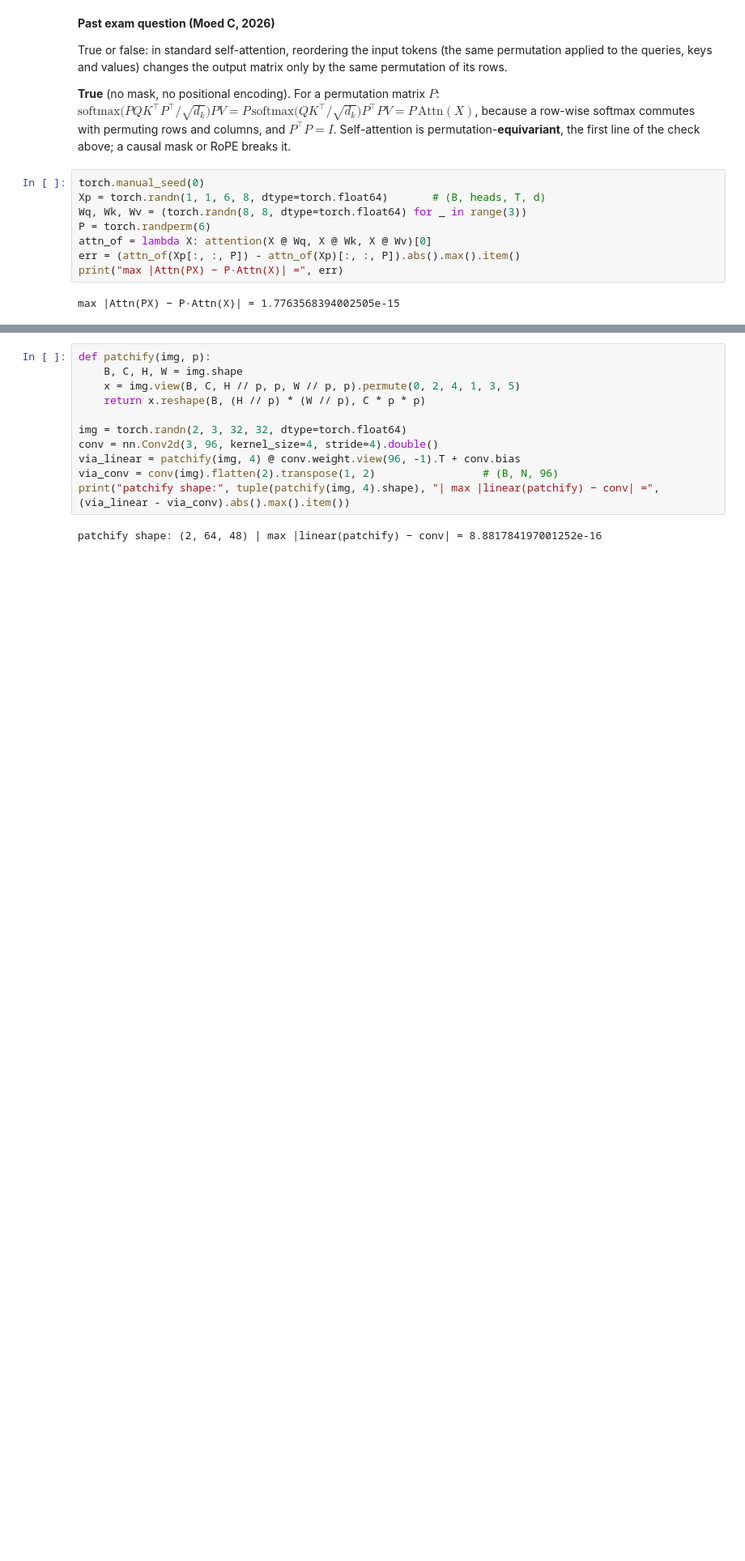
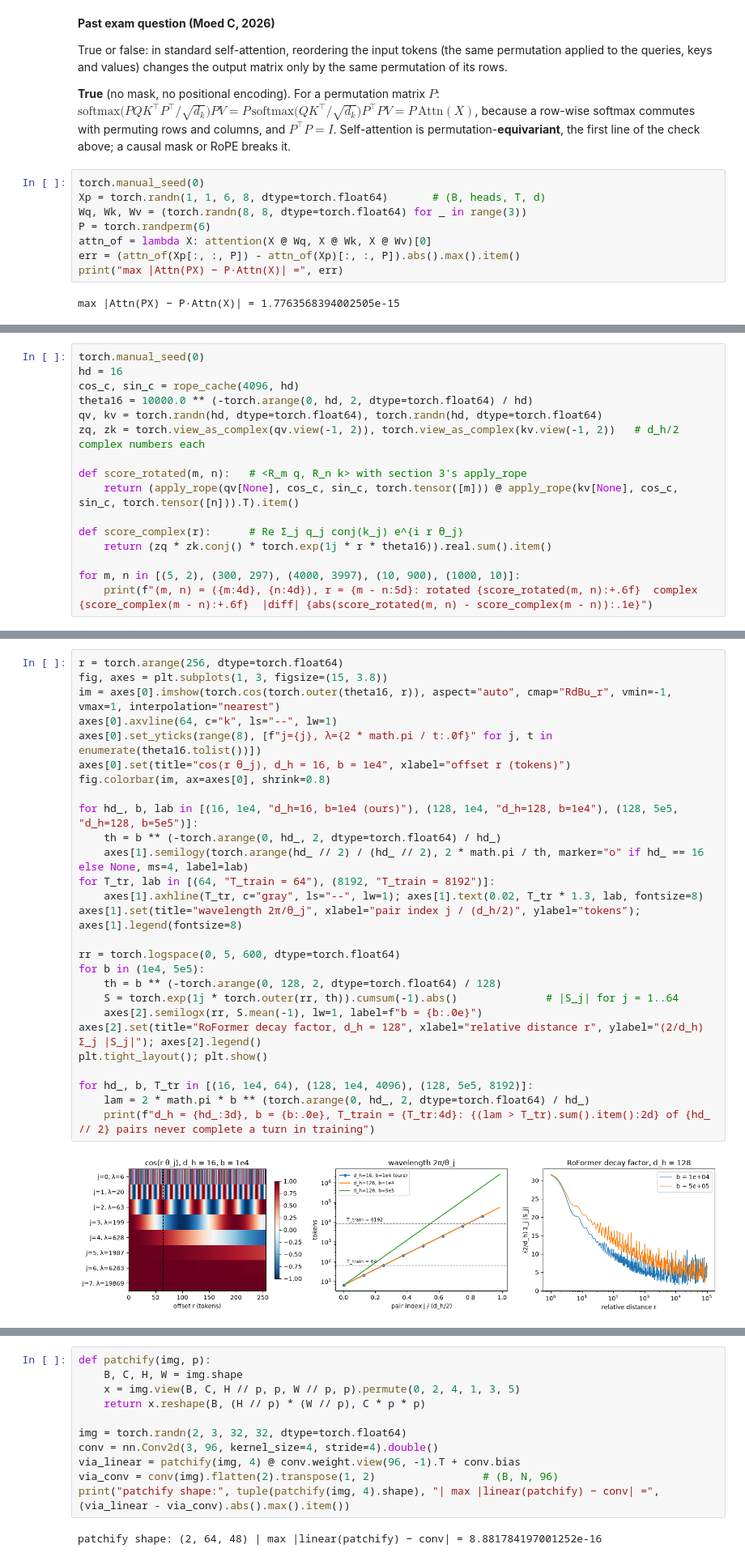
Before and after one commit to idansc/dl-course-2026, a Jupyter notebook: tutorials/solutions/T04_transformers.ipynb, the cells around one changed output, grey strips where cells are left out. Shown at 81% size. Saved outputs shown, nothing was run; the diff lists cells and outputs as text; blank space fills up the shorter version.

```diff
--- a/tutorials/solutions/T04_transformers.ipynb
+++ b/tutorials/solutions/T04_transformers.ipynb
@@ -513,0 +604,16 @@ max |Attn(PX) − P·Attn(X)| = 1.7763568394002505e-15
+# %%
+torch.manual_seed(0)
+hd = 16
+cos_c, sin_c = rope_cache(4096, hd)
+theta16 = 10000.0 ** (-torch.arange(0, hd, 2, dtype=torch.float64) / hd)
+qv, kv = torch.randn(hd, dtype=torch.float64), torch.randn(hd, dtype=torch.float64)
+zq, zk = torch.view_as_complex(qv.view(-1, 2)), torch.view_as_complex(kv.view(-1, 2))   # d_h/2 complex numbers each
+
+def score_rotated(m, n):   # <R_m q, R_n k> with section 3's apply_rope
+    return (apply_rope(qv[None], cos_c, sin_c, torch.tensor([m])) @ apply_rope(kv[None], cos_c, sin_c, torch.tensor([n])).T).item()
+
+def score_complex(r):      # Re Σ_j q_j conj(k_j) e^{i r θ_j}
+    return (zq * zk.conj() * torch.exp(1j * r * theta16)).real.sum().item()
+
+for m, n in [(5, 2), (300, 297), (4000, 3997), (10, 900), (1000, 10)]:
+    print(f"(m, n) = ({m:4d}, {n:4d}), r = {m - n:5d}: rotated {score_rotated(m, n):+.6f}  complex {score_complex(m - n):+.6f}  |diff| {abs(score_rotated(m, n) - score_complex(m - n)):.1e}")
@@ -513,0 +628,29 @@ max |Attn(PX) − P·Attn(X)| = 1.7763568394002505e-15
+# %%
+r = torch.arange(256, dtype=torch.float64)
+fig, axes = plt.subplots(1, 3, figsize=(15, 3.8))
+im = axes[0].imshow(torch.cos(torch.outer(theta16, r)), aspect="auto", cmap="RdBu_r", vmin=-1, vmax=1, interpolation="nearest")
+axes[0].axvline(64, c="k", ls="--", lw=1)
+axes[0].set_yticks(range(8), [f"j={j}, λ={2 * math.pi / t:.0f}" for j, t in enumerate(theta16.tolist())])
+axes[0].set(title="cos(r θ_j), d_h = 16, b = 1e4", xlabel="offset r (tokens)")
+fig.colorbar(im, ax=axes[0], shrink=0.8)
+
+for hd_, b, lab in [(16, 1e4, "d_h=16, b=1e4 (ours)"), (128, 1e4, "d_h=128, b=1e4"), (128, 5e5, "d_h=128, b=5e5")]:
+    th = b ** (-torch.arange(0, hd_, 2, dtype=torch.float64) / hd_)
+    axes[1].semilogy(torch.arange(hd_ // 2) / (hd_ // 2), 2 * math.pi / th, marker="o" if hd_ == 16 else None, ms=4, label=lab)
+for T_tr, lab in [(64, "T_train = 64"), (8192, "T_train = 8192")]:
+    axes[1].axhline(T_tr, c="gray", ls="--", lw=1); axes[1].text(0.02, T_tr * 1.3, lab, fontsize=8)
+axes[1].set(title="wavelength 2π/θ_j", xlabel="pair index j / (d_h/2)", ylabel="tokens"); axes[1].legend(fontsize=8)
+
+rr = torch.logspace(0, 5, 600, dtype=torch.float64)
+for b in (1e4, 5e5):
+    th = b ** (-torch.arange(0, 128, 2, dtype=torch.float64) / 128)
+    S = torch.exp(1j * torch.outer(rr, th)).cumsum(-1).abs()              # |S_j| for j = 1..64
+    axes[2].semilogx(rr, S.mean(-1), lw=1, label=f"b = {b:.0e}")
+axes[2].set(title="RoFormer decay factor, d_h = 128", xlabel="relative distance r", ylabel="(2/d_h) Σ_j |S_j|"); axes[2].legend()
+plt.tight_layout(); plt.show()
+
+for hd_, b, T_tr in [(16, 1e4, 64), (128, 1e4, 4096), (128, 5e5, 8192)]:
+    lam = 2 * math.pi * b ** (torch.arange(0, hd_, 2, dtype=torch.float64) / hd_)
+    print(f"d_h = {hd_:3d}, b = {b:.0e}, T_train = {T_tr:4d}: {(lam > T_tr).sum().item():2d} of {hd_ // 2} pairs never complete a turn in training")
+# %% [output]
+[figure, added]
```
Also changed, not shown: parts of 41 cells of this notebook, 12 other files.
